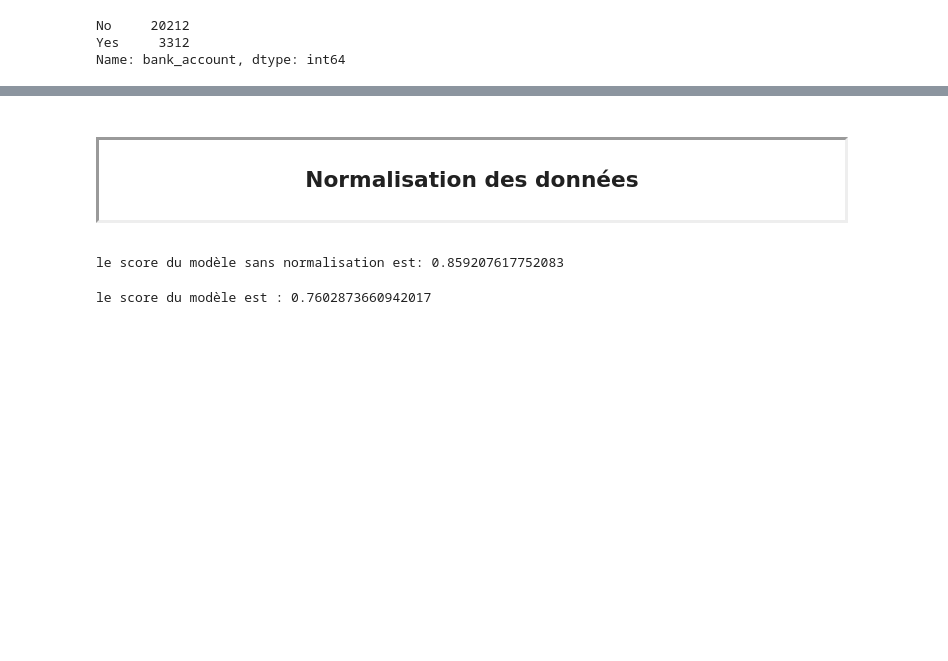
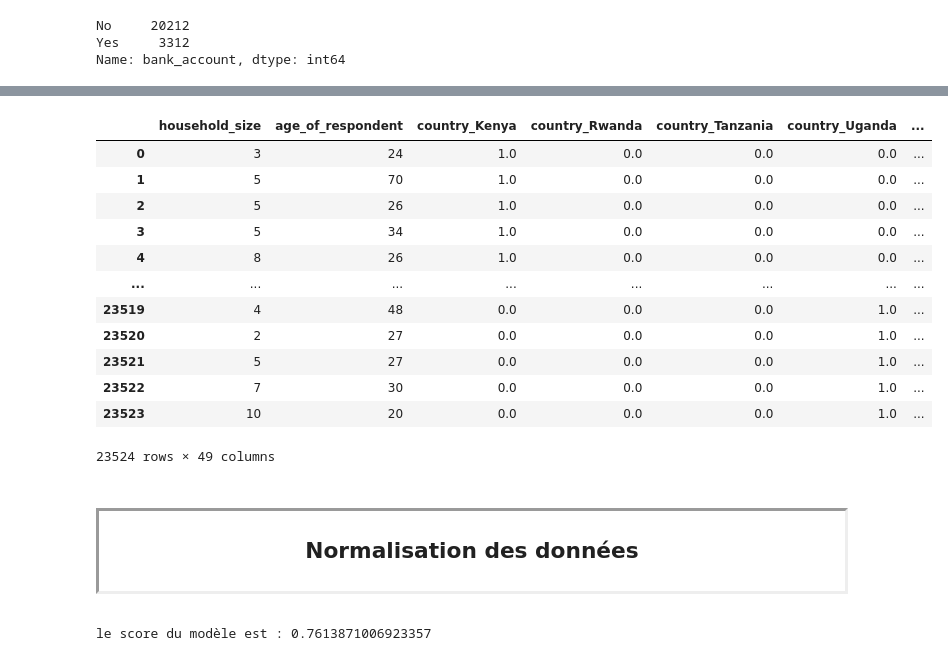
Before and after one commit to lauradesjacques/Classification_models, a Jupyter notebook: Models.ipynb, the cells around one changed output, grey strips where cells are left out. Cells and saved outputs as stored; diff of their text form; code cells hidden in the pictures; blank space fills up the shorter version.

```diff
--- a/Models.ipynb
+++ b/Models.ipynb
@@ -102,4 +91,21 @@ plt.show()
 [figure]
+# %%
+df = df.drop(['bank_account','bank_account_No'], axis=1)
+df
+# %% [output]
+|  | household_size | age_of_respondent | country_Kenya | country_Rwanda | country_Tanzania | country_Uganda | ... |
+| 0 | 3 | 24 | 1.0 | 0.0 | 0.0 | 0.0 | ... |
+| 1 | 5 | 70 | 1.0 | 0.0 | 0.0 | 0.0 | ... |
+| 2 | 5 | 26 | 1.0 | 0.0 | 0.0 | 0.0 | ... |
+| 3 | 5 | 34 | 1.0 | 0.0 | 0.0 | 0.0 | ... |
+| 4 | 8 | 26 | 1.0 | 0.0 | 0.0 | 0.0 | ... |
+| ... | ... | ... | ... | ... | ... | ... | ... |
+| 23519 | 4 | 48 | 0.0 | 0.0 | 0.0 | 1.0 | ... |
+| 23520 | 2 | 27 | 0.0 | 0.0 | 0.0 | 1.0 | ... |
+| 23521 | 5 | 27 | 0.0 | 0.0 | 0.0 | 1.0 | ... |
+| 23522 | 7 | 30 | 0.0 | 0.0 | 0.0 | 1.0 | ... |
+| 23523 | 10 | 20 | 0.0 | 0.0 | 0.0 | 1.0 | ... |
+23524 rows × 49 columns
 # %% [markdown]
 <div style="display: flex, justify-content: center">
 <h2 style="text-align: center; padding: 25px ;border: inset; border-color: blue;"> Normalisation des données </h2>
@@ -111,7 +116,0 @@ X = data.drop('bank_account', axis=1)
-# %%
-# score sans la normalisation
-model = make_pipeline(DummyClassifier())
-model.fit(X,y)
-print('le score du modèle sans normalisation est:',model.score(X,y))
-# %% [output]
-le score du modèle sans normalisation est: 0.859207617752083
@@ -118,6 +119,7 @@ le score du modèle sans normalisation est: 0.859207617752083
 # %%
+# pipeline dummyclassifier
 model1 = make_pipeline(MinMaxScaler(), DummyClassifier(strategy="stratified"))
-model1.fit(X,y)
-print('le score du modèle est :', model1.score(X,y))
+model1.fit(X_train,y_train)
+print('le score du modèle est :', model1.score(X_train,y_train))
 # %% [output]
-le score du modèle est : 0.7602873660942017
+le score du modèle est : 0.7613871006923357
```
Also changed, not shown: parts of 12 cells of this notebook, 2 other files.
